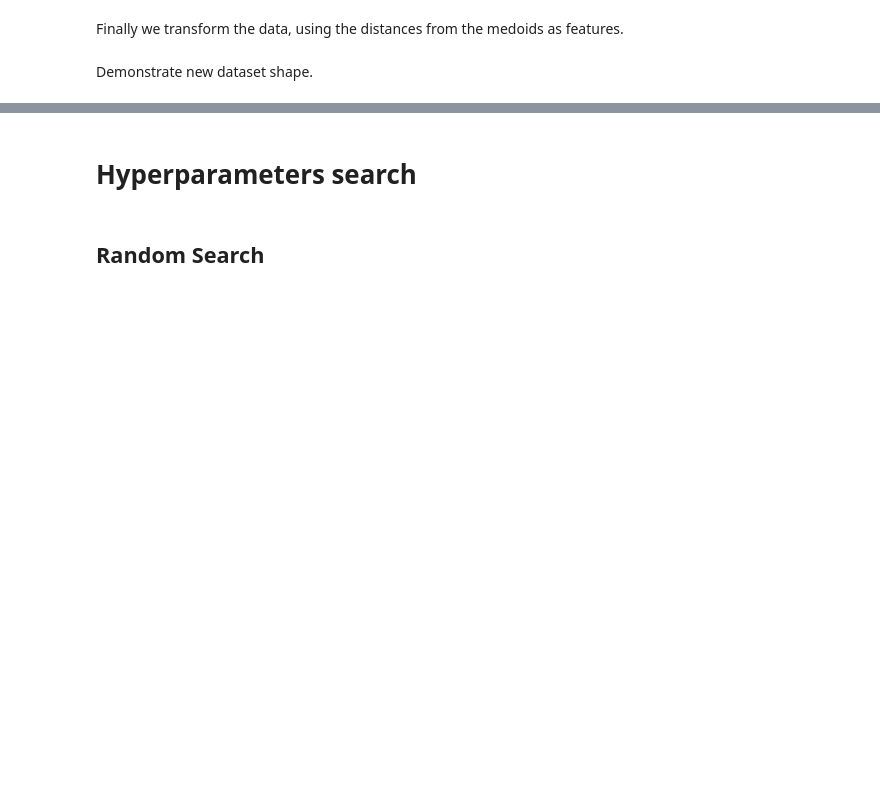
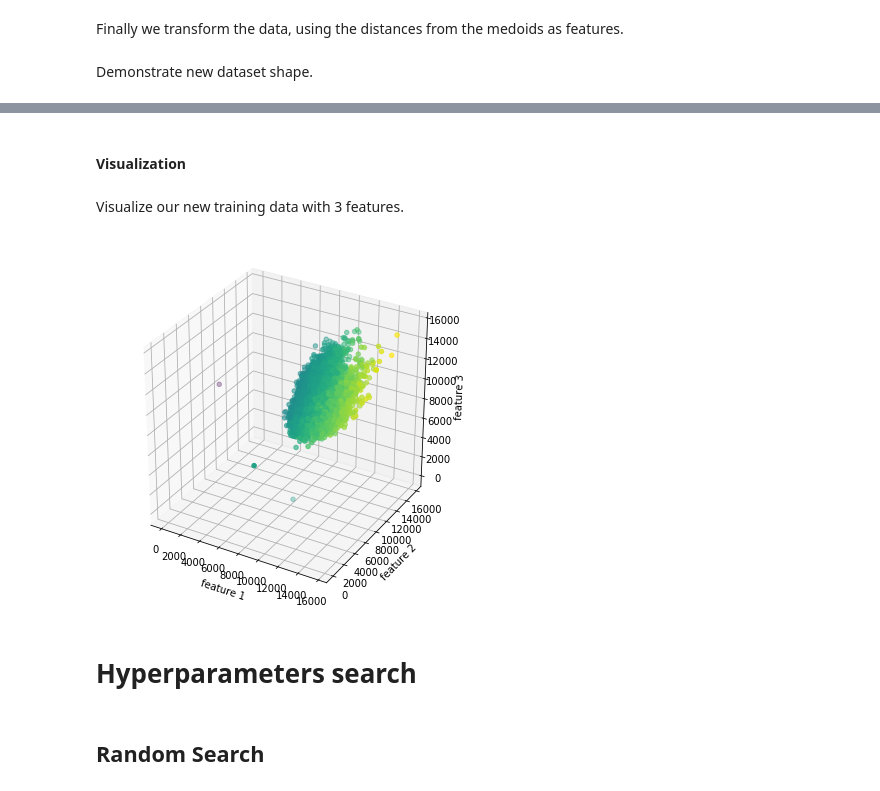
Before and after one commit to Adamantios/Delicious-MIL, a Jupyter notebook: PartB.ipynb, the cells around one changed output, grey strips where cells are left out. Cells and saved outputs as stored; diff of their text form; code cells hidden in the pictures; blank space fills up the shorter version.

```diff
--- a/PartB.ipynb
+++ b/PartB.ipynb
@@ -210,2 +231,23 @@ print('New X test  data shape: {}'.format(X_test_transformed.shape))
+# %% [markdown]
+#### Visualization
+# %% [markdown]
+Visualize our new training data with 3 features.
+# %%
+fig = plt.figure(figsize=(5,5))
+ax = Axes3D(fig)
+
+x = X_train_transformed[:,0]
+y = X_train_transformed[:,1]
+z = X_train_transformed[:,2]
+
+
+ax.scatter(x, y, z,c=x, marker='o')
+ax.set_xlabel('feature 1')
+ax.set_ylabel('feature 2')
+ax.set_zlabel('feature 3')
+
+plt.show()
+# %% [output]
+[figure, added]
 # %% [markdown]
 # Hyperparameters search
```
Also changed, not shown: parts of 27 cells of this notebook.
